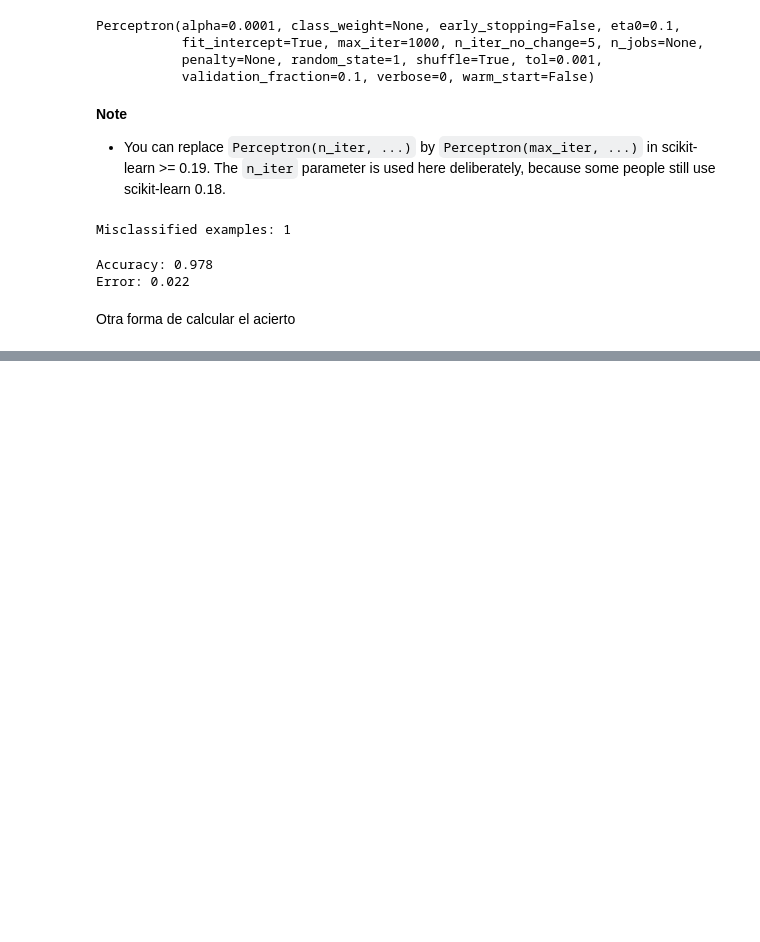
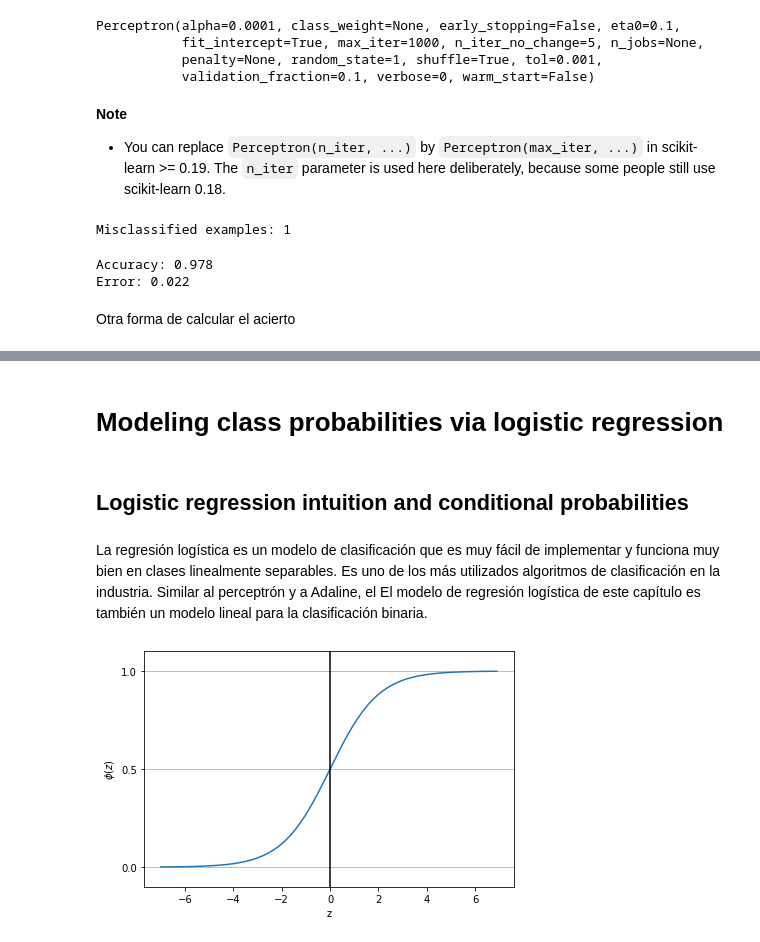
Before and after one commit to apachon/python-machine-learning-book-3rd-edition, a Jupyter notebook: ch03.ipynb, the cells around one changed output, grey strips where cells are left out. Saved outputs shown, nothing was run; the diff lists cells and outputs as text; code cells hidden in the pictures; blank space fills up the shorter version.

```diff
--- a/ch03.ipynb
+++ b/ch03.ipynb
@@ -75,0 +141,35 @@ print('Accuracy: %.3f' % ppn.score(X_test_std, y_test))
+# %% [markdown]
+# Modeling class probabilities via logistic regression
+# %% [markdown]
+## Logistic regression intuition and conditional probabilities
+# %% [markdown]
+La regresión logística es un modelo de clasificación que es muy fácil de implementar y
+funciona muy bien en clases linealmente separables. Es uno de los más utilizados
+algoritmos de clasificación en la industria. Similar al perceptrón y a Adaline, el
+El modelo de regresión logística de este capítulo es también un modelo lineal para la clasificación binaria.
+# %%
+import matplotlib.pyplot as plt
+import numpy as np
+
+def sigmoid(z):
+    return 1.0 / (1.0 + np.exp(-z))
+
+z = np.arange(-7, 7, 0.1)
+phi_z = sigmoid(z)
+
+plt.plot(z, phi_z)
+plt.axvline(0.0, color='k')
+plt.ylim(-0.1, 1.1)
+plt.xlabel('z')
+plt.ylabel('$\phi (z)$')
+
+# y axis ticks and gridline
+plt.yticks([0.0, 0.5, 1.0])
+ax = plt.gca()
+ax.yaxis.grid(True)
+
+plt.tight_layout()
+#plt.savefig('images/03_02.png', dpi=300)
+plt.show()
+# %% [output]
+[figure, added]
```
Also changed, not shown: parts of 8 cells of this notebook.
